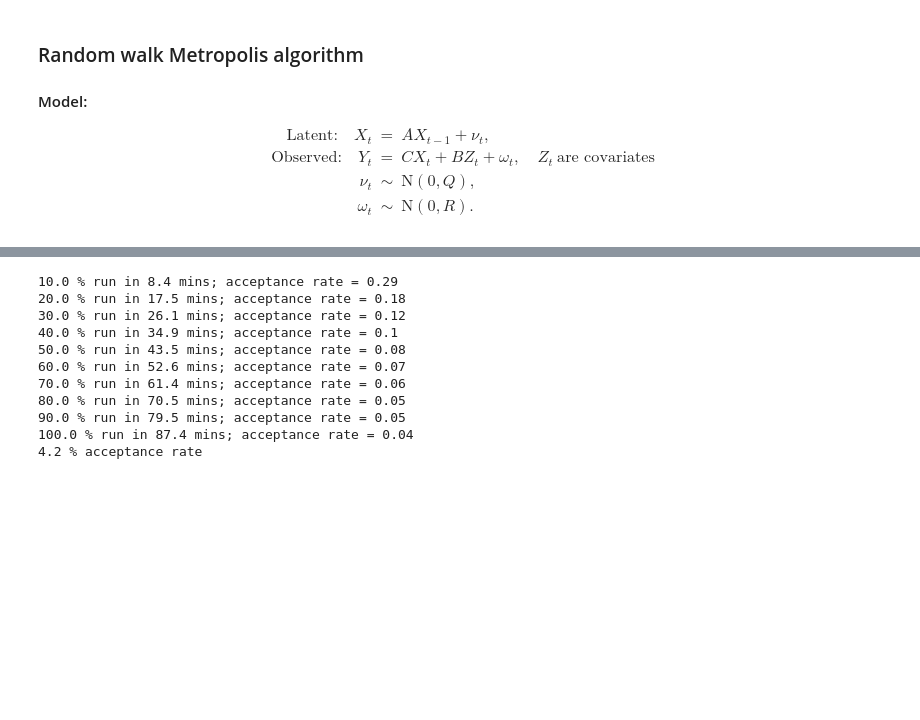
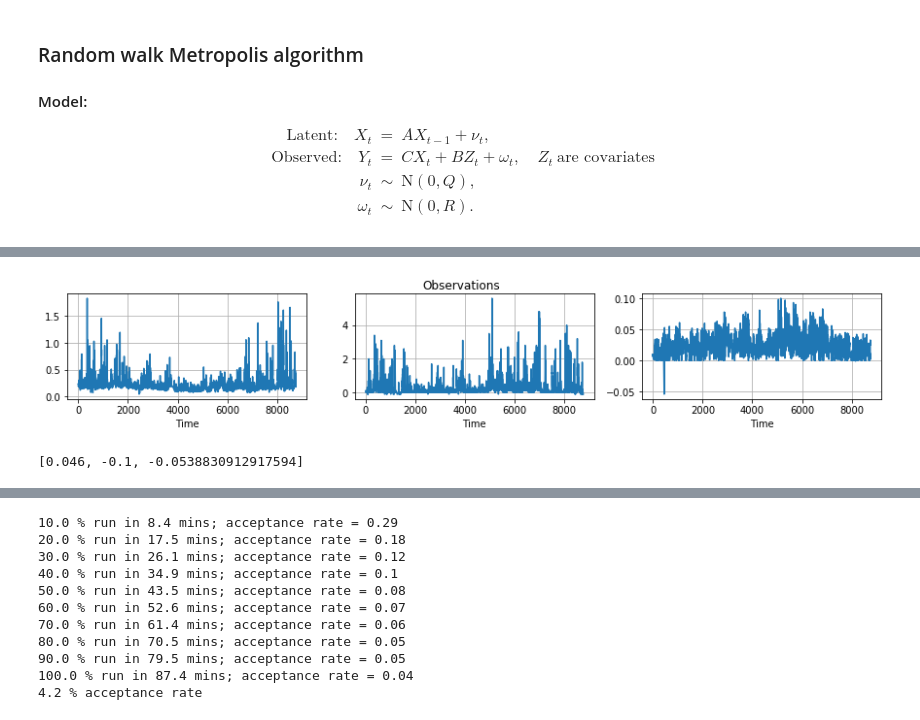
Before and after one commit to deborsheesen/DC-BATS-deborshee, a Jupyter notebook: ozone_data/full_MCMC.ipynb, the cells around one changed output, grey strips where cells are left out. Saved outputs shown, nothing was run; the diff lists cells and outputs as text; code cells hidden in the pictures; blank space fills up the shorter version.

```diff
--- a/ozone_data/full_MCMC.ipynb
+++ b/ozone_data/full_MCMC.ipynb
@@ -45,0 +56,14 @@ b = np.transpose(np.matmul(B,Z.transpose()))
+# %%
+plt.rcParams['figure.figsize'] = (15, 2)
+for i in range(3) :
+    plt.subplot(1,3,i+1)
+    plt.plot(Y[:,i])
+    plt.grid(True)
+    plt.xlabel("Time")
+plt.suptitle("Observations");
+# %% [output]
+[figure, added]
+# %%
+[np.min(Y[:,i]) for i in range(3)]
+# %% [output]
+[0.046, -0.1, -0.0538830912917594]
```
Also changed, not shown: parts of 5 cells of this notebook, 2 other files.
